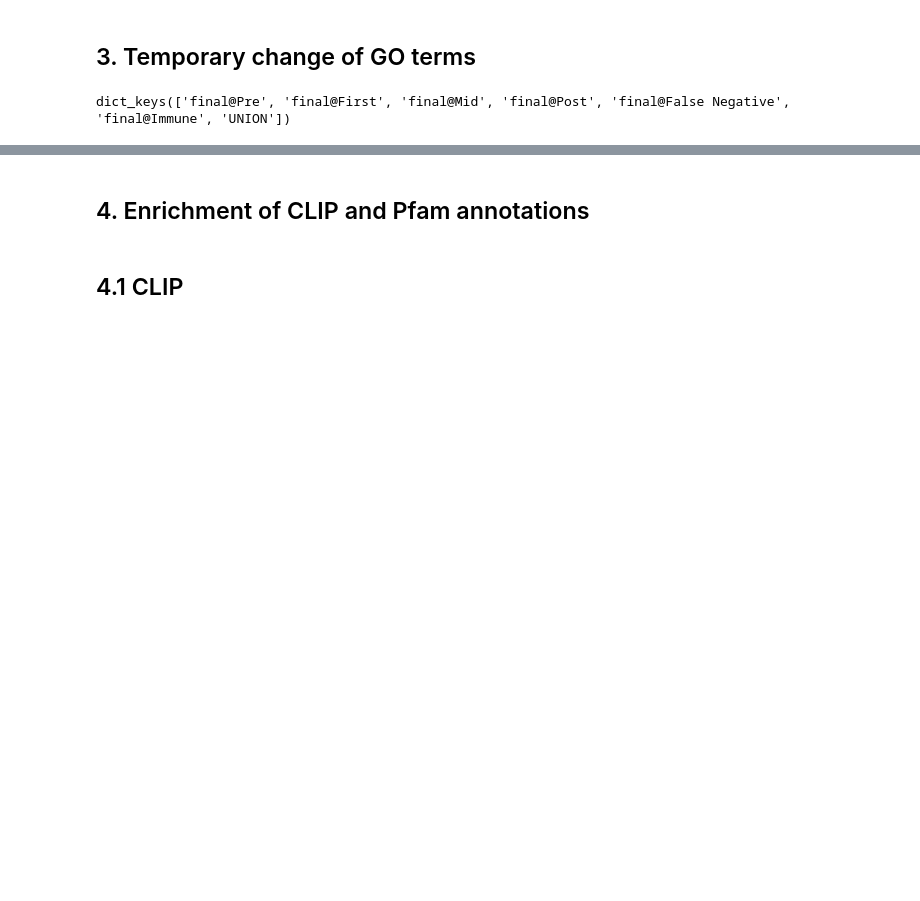
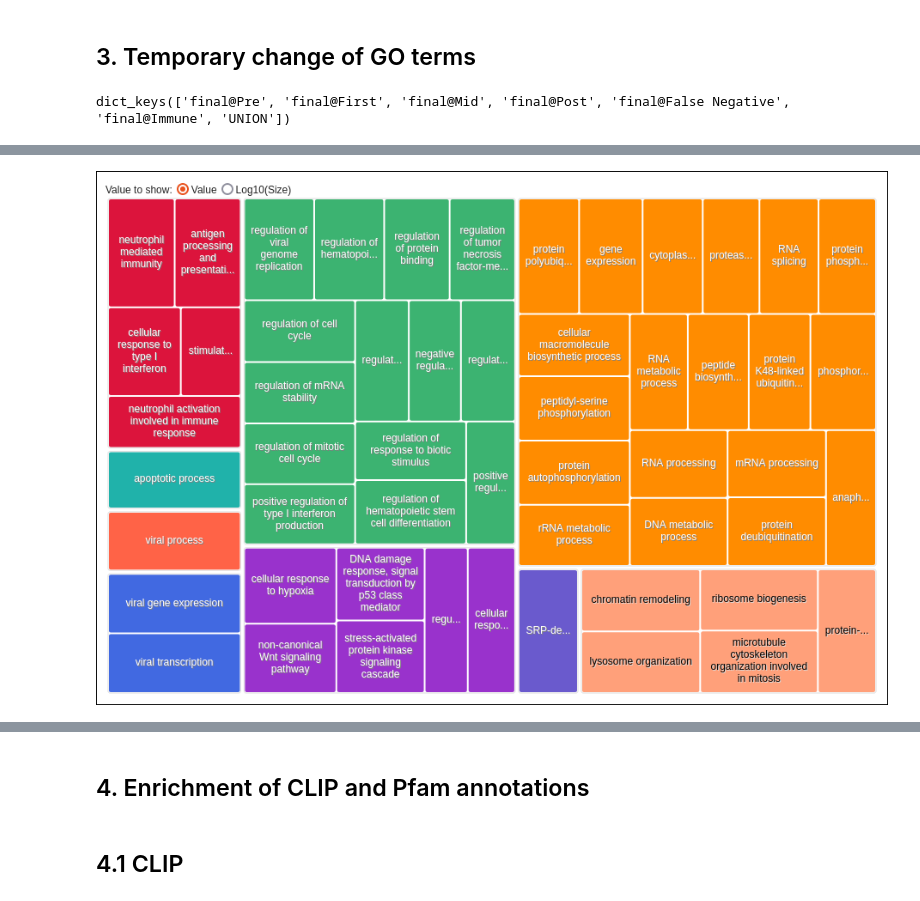
Before and after one commit to zj-zhang/CHARM-AlternativeSplicing, a Jupyter notebook: notebooks/07-Navy_allEvent_gene.ipynb, the cells around one changed output, grey strips where cells are left out. Cells and saved outputs as stored; diff of their text form; code cells hidden in the pictures; blank space fills up the shorter version.

```diff
--- a/notebooks/07-Navy_allEvent_gene.ipynb
+++ b/notebooks/07-Navy_allEvent_gene.ipynb
@@ -217,0 +249,5 @@ union_go_df = union_go_df.replace(0, np.nan)
+# %%
+from IPython.display import Image
+Image("./data-V7/all_genes_splicing/UNION/Revigo.png")
+# %% [output]
+[figure, added]
```
Also changed, not shown: parts of 9 cells of this notebook.
